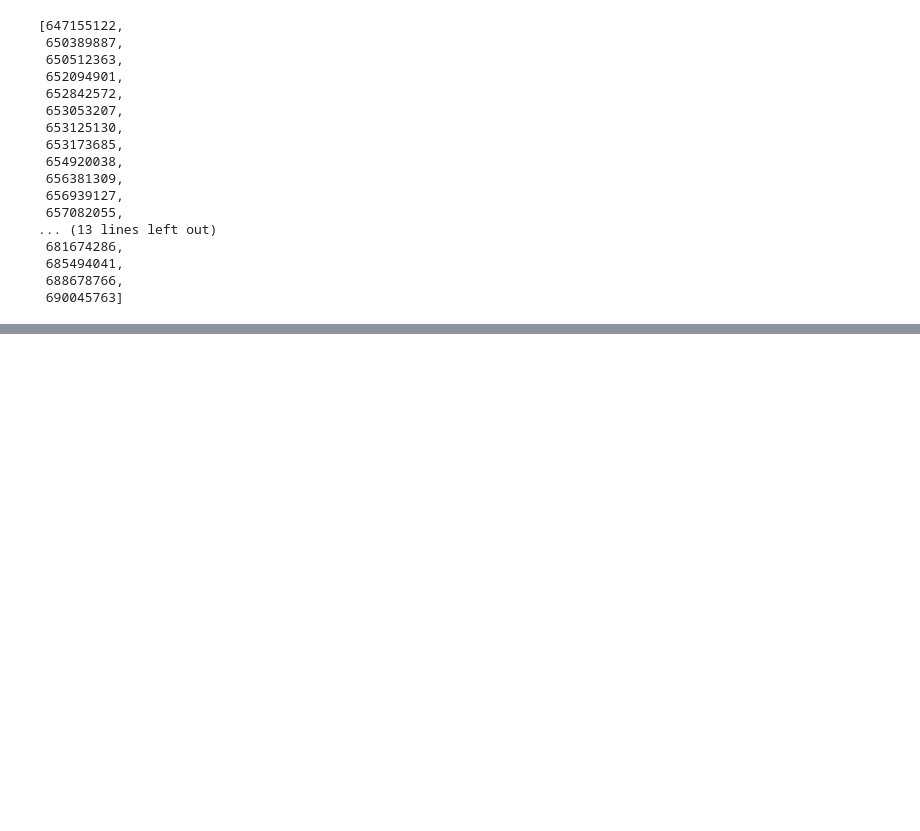
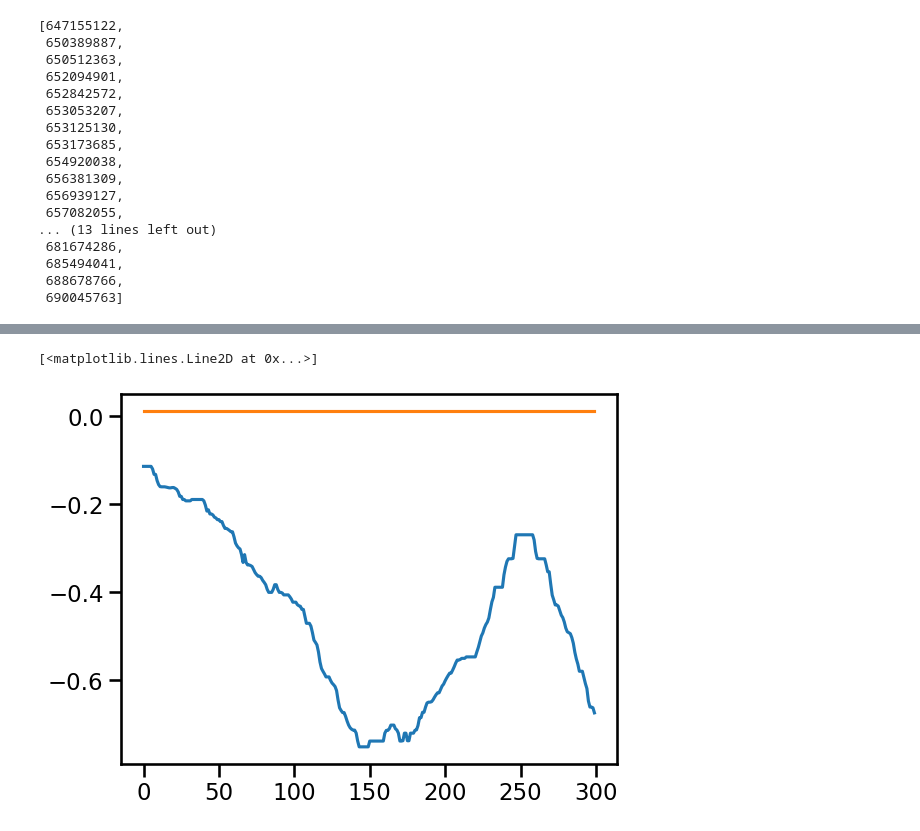
Before and after one commit to valtot/Explore_AllenBrainObservatory, a Jupyter notebook: SpontaneousActivity.ipynb, the cells around one changed output, grey strips where cells are left out. Cells and saved outputs as stored; diff of their text form; code cells hidden in the pictures; blank space fills up the shorter version.

```diff
--- a/SpontaneousActivity.ipynb
+++ b/SpontaneousActivity.ipynb
@@ -294,0 +291,6 @@ plt.plot(pd.Series(pupil_pred[400:]).rolling(7).median() ,linewidth = 1, alpha =
+# %%
+plt.plot(eye_1)
+plt.plot(pupil_pred)
+# %% [output]
+[<matplotlib.lines.Line2D at 0x...>]
+[figure, added]
```
Also changed, not shown: parts of 55 cells of this notebook, 1 other file.
